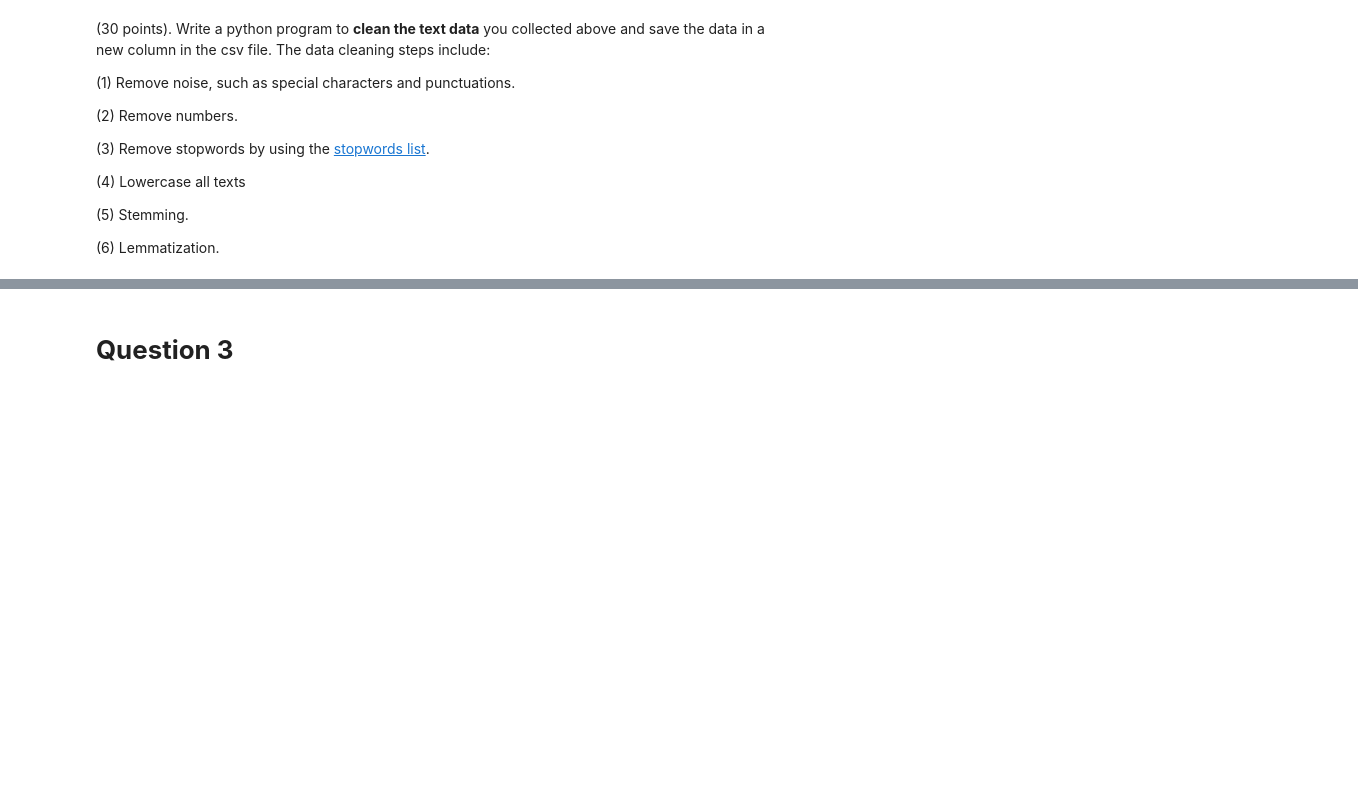
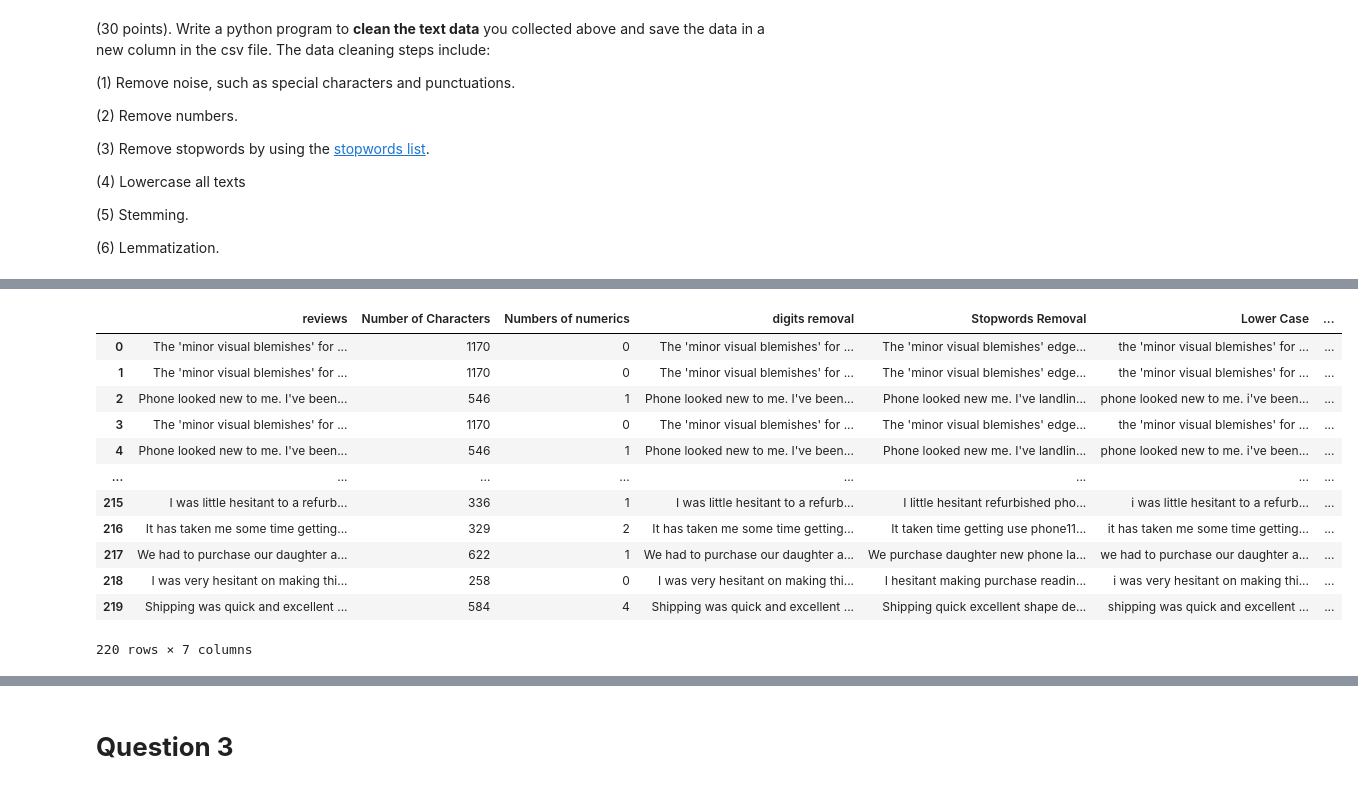
Before and after one commit to SangeethaKaveti/sangeetha_INFO5731_Spring2023, a Jupyter notebook: INFO5731_Assignment_Two.ipynb, the cells around one changed output, grey strips where cells are left out. Saved outputs shown, nothing was run; the diff lists cells and outputs as text; code cells hidden in the pictures; blank space fills up the shorter version.

```diff
--- a/INFO5731_Assignment_Two.ipynb
+++ b/INFO5731_Assignment_Two.ipynb
@@ -137,0 +112,3 @@ df.head()
+# %%
+df['Numbers of numerics'] = df['reviews'].apply(lambda x: len([x for x in x.split() if x.isdigit()]))
+df
@@ -137,0 +129,3 @@ df.head()
+# %%
+df['digits removal'] = df['reviews'].apply(lambda x: ''.join([i for i in x if not i.isdigit()]))
+df
@@ -137,0 +146,5 @@ df.head()
+# %%
+from nltk.corpus import stopwords
+stop = stopwords.words('english')
+df['Stopwords Removal'] = df['reviews'].apply(lambda x: " ".join(x for x in x.split() if x not in stop))
+df
@@ -137,0 +165,3 @@ df.head()
+# %%
+df['Lower Case'] = df['reviews'].apply(lambda x: " ".join(x.lower() for x in x.split()))
+df
@@ -137,0 +182,19 @@ df.head()
+# %%
+from nltk.stem import PorterStemmer
+st = PorterStemmer()
+df['Stemming'] = df['Lower Case'].apply(lambda x: " ".join([st.stem(word) for word in x]))
+df
+# %% [output]
+|  | reviews | Number of Characters | Numbers of numerics | digits removal | Stopwords Removal | Lower Case | ... |
+| 0 | The 'minor visual blemishes' for ... | 1170 | 0 | The 'minor visual blemishes' for ... | The 'minor visual blemishes' edge... | the 'minor visual blemishes' for ... | ... |
+| 1 | The 'minor visual blemishes' for ... | 1170 | 0 | The 'minor visual blemishes' for ... | The 'minor visual blemishes' edge... | the 'minor visual blemishes' for ... | ... |
+| 2 | Phone looked new to me. I've been... | 546 | 1 | Phone looked new to me. I've been... | Phone looked new me. I've landlin... | phone looked new to me. i've been... | ... |
+| 3 | The 'minor visual blemishes' for ... | 1170 | 0 | The 'minor visual blemishes' for ... | The 'minor visual blemishes' edge... | the 'minor visual blemishes' for ... | ... |
+| 4 | Phone looked new to me. I've been... | 546 | 1 | Phone looked new to me. I've been... | Phone looked new me. I've landlin... | phone looked new to me. i've been... | ... |
+| ... | ... | ... | ... | ... | ... | ... | ... |
+| 215 | I was little hesitant to a refurb... | 336 | 1 | I was little hesitant to a refurb... | I little hesitant refurbished pho... | i was little hesitant to a refurb... | ... |
+| 216 | It has taken me some time getting... | 329 | 2 | It has taken me some time getting... | It taken time getting use phone11... | it has taken me some time getting... | ... |
+| 217 | We had to purchase our daughter a... | 622 | 1 | We had to purchase our daughter a... | We purchase daughter new phone la... | we had to purchase our daughter a... | ... |
+| 218 | I was very hesitant on making thi... | 258 | 0 | I was very hesitant on making thi... | I hesitant making purchase readin... | i was very hesitant on making thi... | ... |
+| 219 | Shipping was quick and excellent ... | 584 | 4 | Shipping was quick and excellent ... | Shipping quick excellent shape de... | shipping was quick and excellent ... | ... |
+220 rows × 7 columns
```
Also changed, not shown: parts of 28 cells of this notebook.
